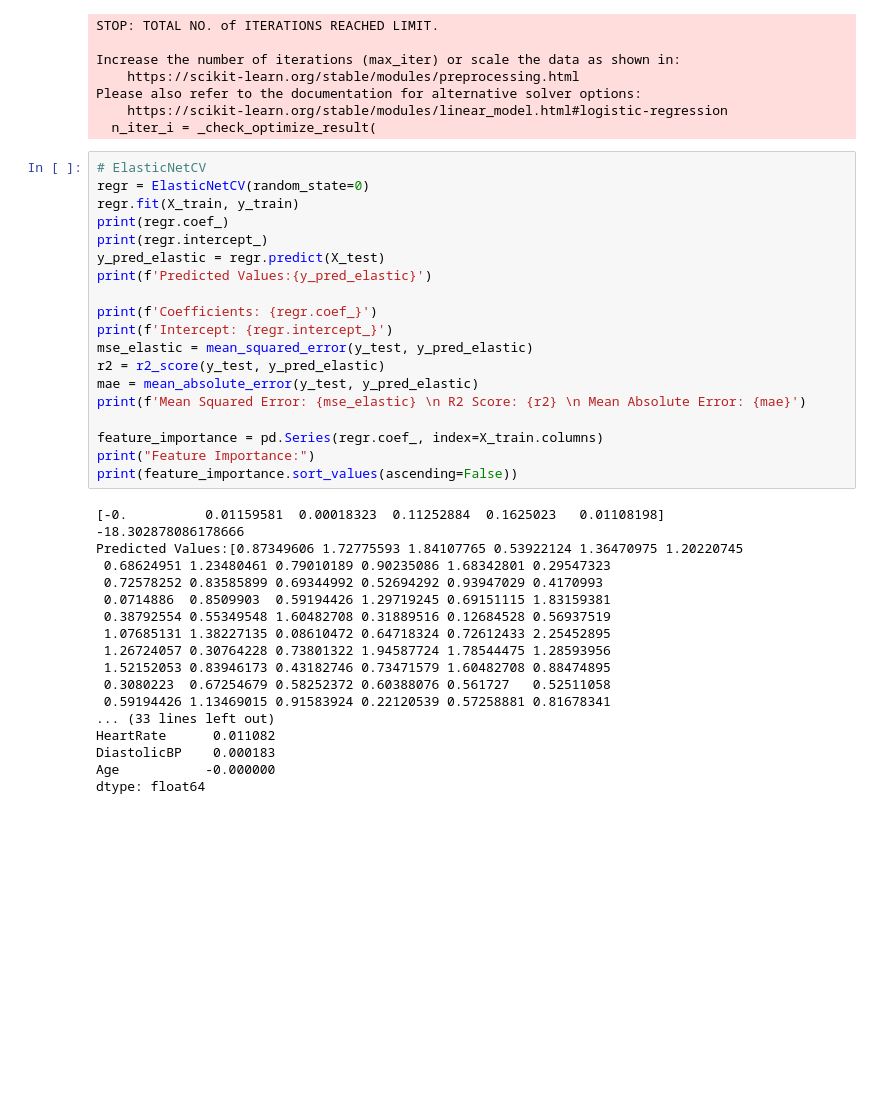
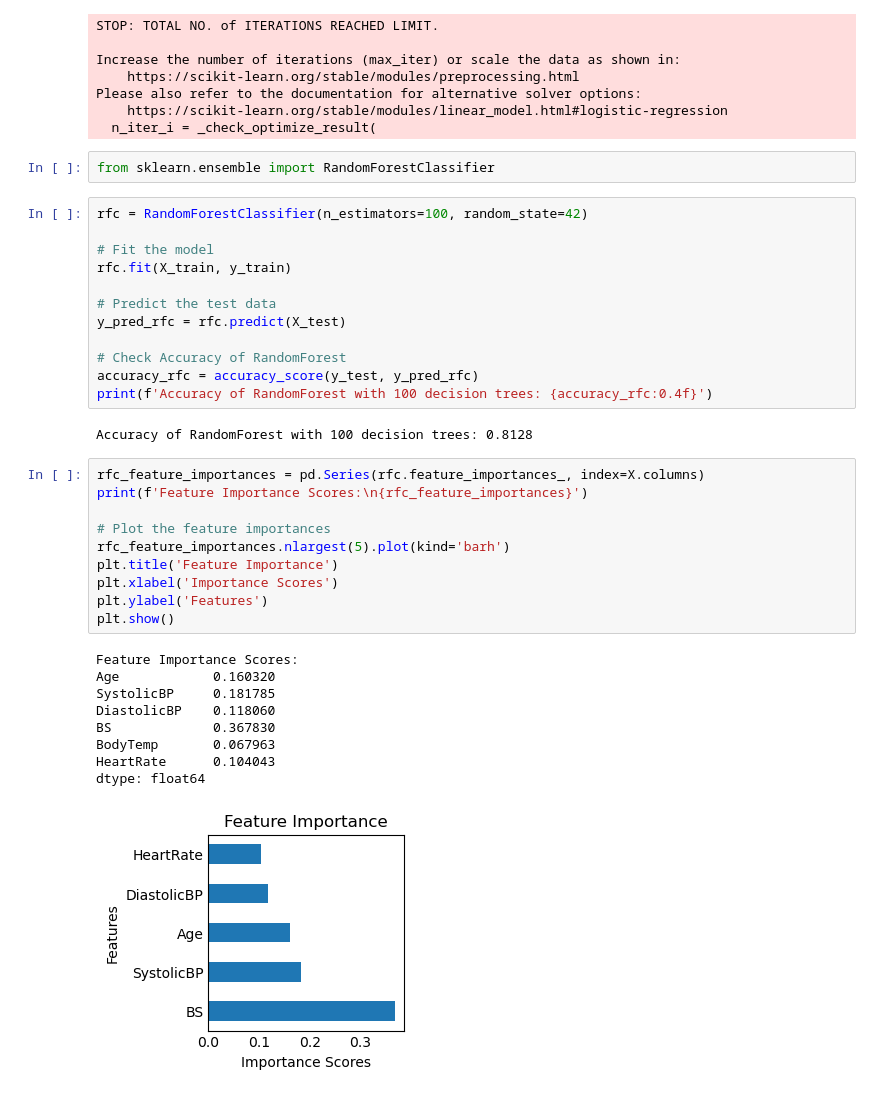
Before and after one commit to DJScully02/Maternal-Health-Risk-Prediction, a Jupyter notebook: mat_health_proj.ipynb, the cells around one changed output. Cells and saved outputs as stored; diff of their text form; blank space fills up the shorter version.

```diff
--- a/mat_health_proj.ipynb
+++ b/mat_health_proj.ipynb
@@ -119,40 +119,39 @@ Increase the number of iterations (max_iter) or scale the data as shown in:
 Please also refer to the documentation for alternative solver options:
     https://scikit-learn.org/stable/modules/linear_model.html#logistic-regression
   n_iter_i = _check_optimize_result(
-# %%
-# ElasticNetCV
-regr = ElasticNetCV(random_state=0)
-regr.fit(X_train, y_train)
-print(regr.coef_)
-print(regr.intercept_)
-y_pred_elastic = regr.predict(X_test)
-print(f'Predicted Values:{y_pred_elastic}')
-
-print(f'Coefficients: {regr.coef_}')
-print(f'Intercept: {regr.intercept_}')
-mse_elastic = mean_squared_error(y_test, y_pred_elastic)
-r2 = r2_score(y_test, y_pred_elastic)
-mae = mean_absolute_error(y_test, y_pred_elastic)
-print(f'Mean Squared Error: {mse_elastic} \n R2 Score: {r2} \n Mean Absolute Error: {mae}')
-
-feature_importance = pd.Series(regr.coef_, index=X_train.columns)
-print("Feature Importance:")
-print(feature_importance.sort_values(ascending=False))
-# %% [output]
-[-0.          0.01159581  0.00018323  0.11252884  0.1625023   0.01108198]
--18.302878086178666
-Predicted Values:[0.87349606 1.72775593 1.84107765 0.53922124 1.36470975 1.20220745
- 0.68624951 1.23480461 0.79010189 0.90235086 1.68342801 0.29547323
- 0.72578252 0.83585899 0.69344992 0.52694292 0.93947029 0.4170993
- 0.0714886  0.8509903  0.59194426 1.29719245 0.69151115 1.83159381
- 0.38792554 0.55349548 1.60482708 0.31889516 0.12684528 0.56937519
- 1.07685131 1.38227135 0.08610472 0.64718324 0.72612433 2.25452895
- 1.26724057 0.30764228 0.73801322 1.94587724 1.78544475 1.28593956
- 1.52152053 0.83946173 0.43182746 0.73471579 1.60482708 0.88474895
- 0.3080223  0.67254679 0.58252372 0.60388076 0.561727   0.52511058
- 0.59194426 1.13469015 0.91583924 0.22120539 0.57258881 0.81678341
-... (33 lines left out)
-HeartRate      0.011082
-DiastolicBP    0.000183
-Age           -0.000000
-dtype: float64
+# %%
+from sklearn.ensemble import RandomForestClassifier
+# %%
+rfc = RandomForestClassifier(n_estimators=100, random_state=42)
+
+# Fit the model
+rfc.fit(X_train, y_train)
+
+# Predict the test data
+y_pred_rfc = rfc.predict(X_test)
+
+# Check Accuracy of RandomForest
+accuracy_rfc = accuracy_score(y_test, y_pred_rfc)
+print(f'Accuracy of RandomForest with 100 decision trees: {accuracy_rfc:0.4f}')
+# %% [output]
+Accuracy of RandomForest with 100 decision trees: 0.8128
+# %%
+rfc_feature_importances = pd.Series(rfc.feature_importances_, index=X.columns)
+print(f'Feature Importance Scores:\n{rfc_feature_importances}')
+
+# Plot the feature importances
+rfc_feature_importances.nlargest(5).plot(kind='barh')
+plt.title('Feature Importance')
+plt.xlabel('Importance Scores')
+plt.ylabel('Features')
+plt.show()
+# %% [output]
+Feature Importance Scores:
+Age            0.160320
+SystolicBP     0.181785
+DiastolicBP    0.118060
+BS             0.367830
+BodyTemp       0.067963
+HeartRate      0.104043
+dtype: float64
+[figure, added]
```
